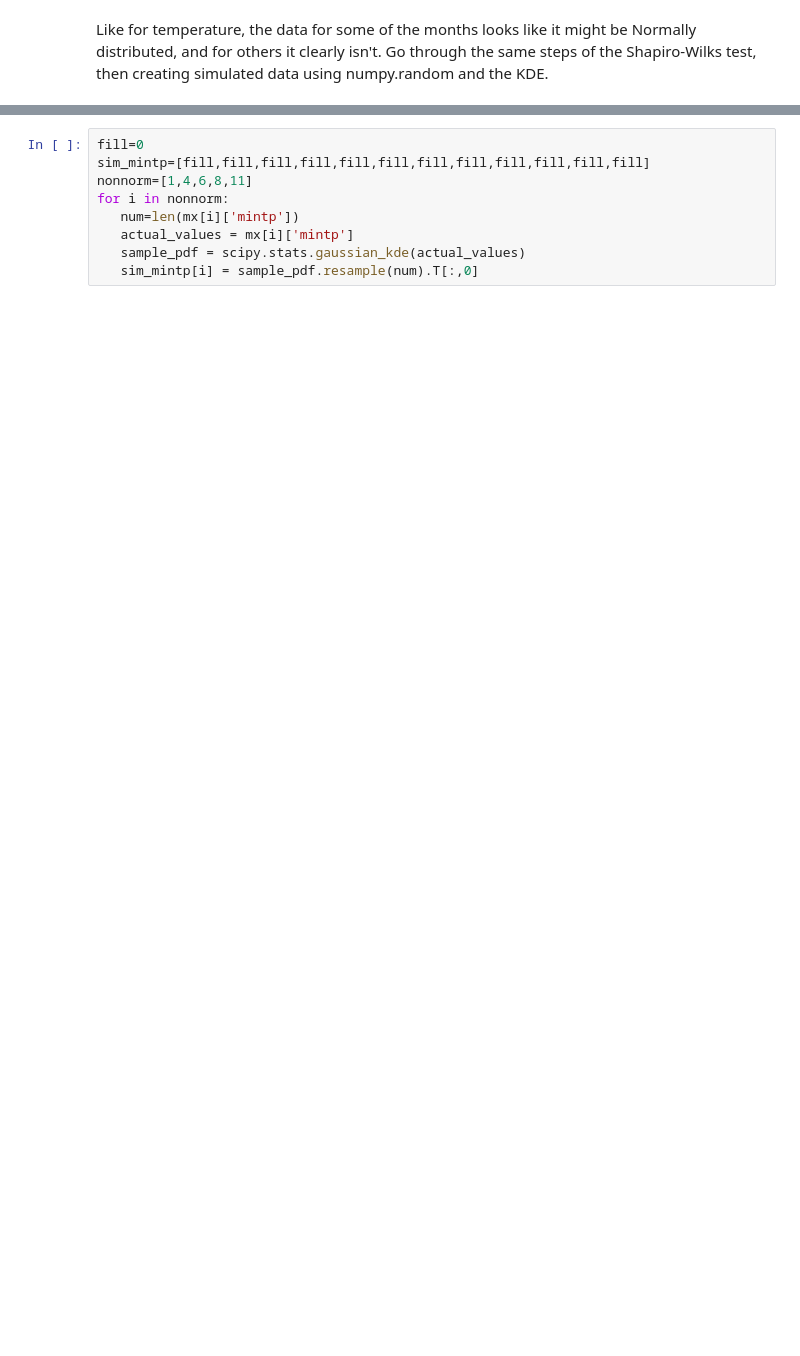
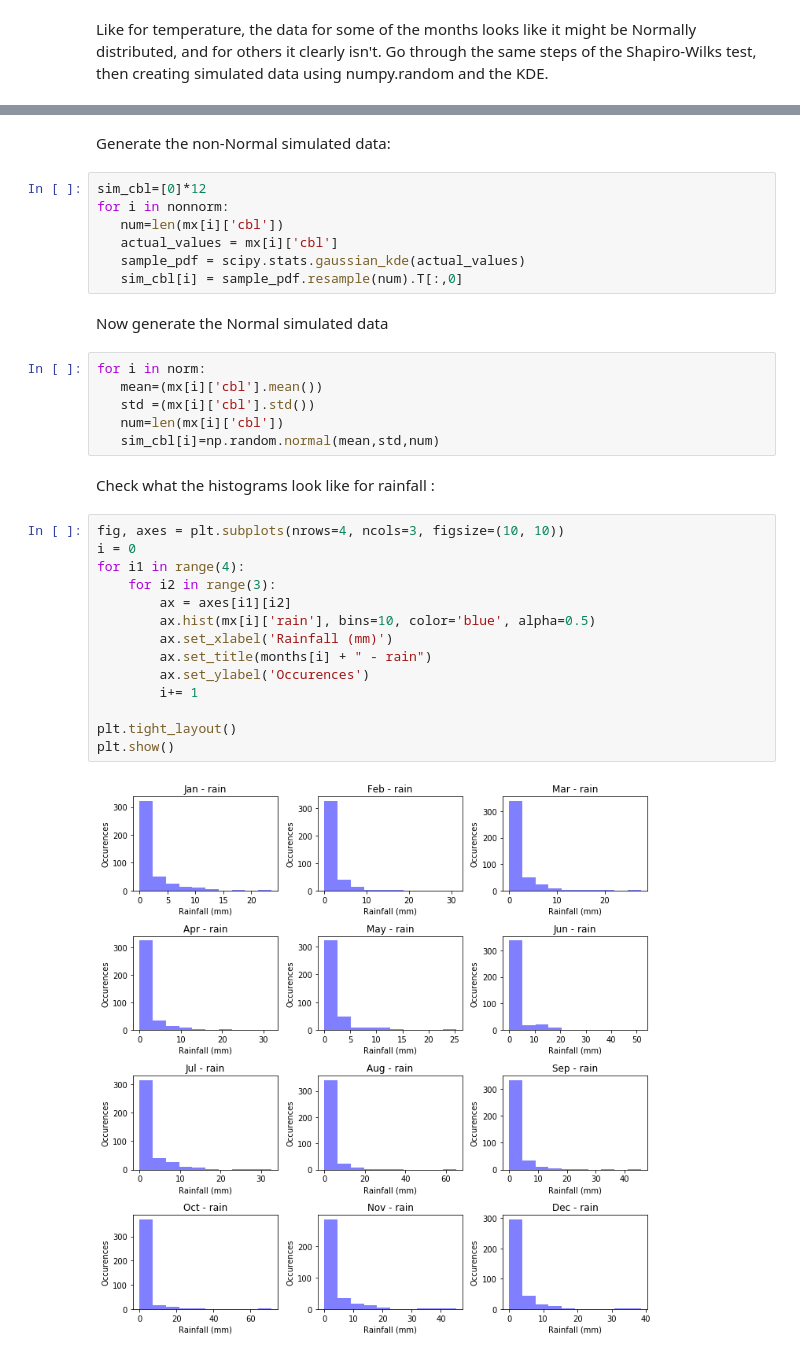
Before and after one commit to NigelSlack/PDA-Project, a Jupyter notebook: JN Phoenix Park weather simulation.ipynb, the cells around one changed output, grey strips where cells are left out. Drawn from its saved outputs; the diff is of its cells as text; blank space fills up the shorter version.

```diff
--- a/JN Phoenix Park weather simulation.ipynb
+++ b/JN Phoenix Park weather simulation.ipynb
@@ -309,9 +304,35 @@ Dec  'cbl' - sample does not look Normal
+# %% [markdown]
+Generate the non-Normal simulated data:
 # %%
-fill=0
-sim_mintp=[fill,fill,fill,fill,fill,fill,fill,fill,fill,fill,fill,fill]
-nonnorm=[1,4,6,8,11]
+sim_cbl=[0]*12
 for i in nonnorm:
-   num=len(mx[i]['mintp'])
-   actual_values = mx[i]['mintp']
+   num=len(mx[i]['cbl'])
+   actual_values = mx[i]['cbl']
    sample_pdf = scipy.stats.gaussian_kde(actual_values)
-   sim_mintp[i] = sample_pdf.resample(num).T[:,0]
+   sim_cbl[i] = sample_pdf.resample(num).T[:,0]
+# %% [markdown]
+Now generate the Normal simulated data
+# %%
+for i in norm:
+   mean=(mx[i]['cbl'].mean())
+   std =(mx[i]['cbl'].std())
+   num=len(mx[i]['cbl'])
+   sim_cbl[i]=np.random.normal(mean,std,num)
+# %% [markdown]
+Check what the histograms look like for rainfall :
+# %%
+fig, axes = plt.subplots(nrows=4, ncols=3, figsize=(10, 10))
+i = 0
+for i1 in range(4):
+    for i2 in range(3):
+        ax = axes[i1][i2]
+        ax.hist(mx[i]['rain'], bins=10, color='blue', alpha=0.5)
+        ax.set_xlabel('Rainfall (mm)')
+        ax.set_title(months[i] + " - rain")
+        ax.set_ylabel('Occurences')
+        i+= 1
+
+plt.tight_layout()
+plt.show()
+# %% [output]
+[figure, added]
```
Also changed, not shown: parts of 21 cells of this notebook.
